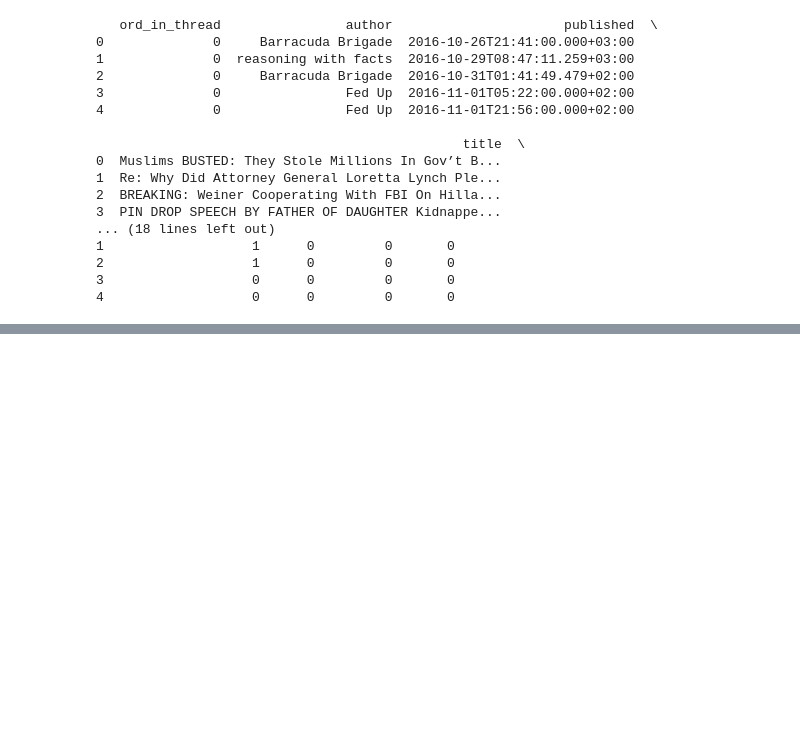
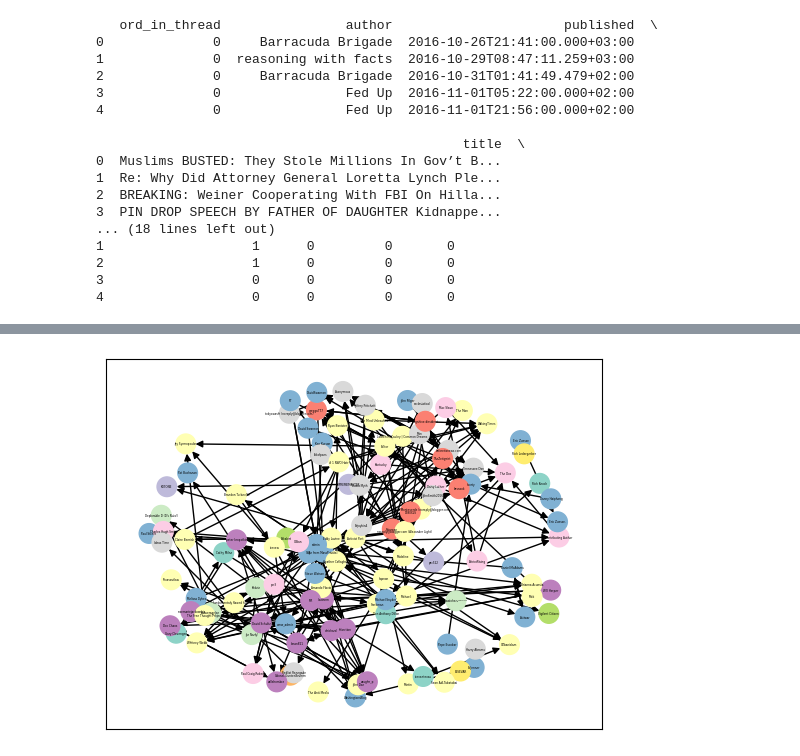
Before and after one commit to joviprata/projeto-tag, a Jupyter notebook: Projeto 1.ipynb, the cells around one changed output, grey strips where cells are left out. Saved outputs shown, nothing was run; the diff lists cells and outputs as text; code cells hidden in the pictures; blank space fills up the shorter version.

```diff
--- a/Projeto 1.ipynb
+++ b/Projeto 1.ipynb
@@ -87,0 +164,23 @@ Score do user mais influente:  0.0290108030283483
+# %%
+# Podemos também aplicar Louvain a um Subgrafo baseado na centralidade
+verticesG = G.number_of_nodes()
+centralidade = nx.betweenness_centrality(G)
+nosMaiorCentralidade = sorted(centralidade, key=centralidade.get, reverse=True)[:verticesG//5]
+subgrafoParaLouvain = G.subgraph(nosMaiorCentralidade)
+# Replicação do código de cima para plot das comunidades identificadas com Louvain no subgrafo
+part = community.best_partition(subgrafoParaLouvain.to_undirected())
+size = float(len(set(part.values())))
+pos = nx.spring_layout(subgrafoParaLouvain, seed=42, k=0.7)
+colors = [part[node] for node in subgrafoParaLouvain.nodes()]
+nx.draw_networkx(
+    subgrafoParaLouvain, pos,
+    node_color=colors,
+    with_labels=True,
+    cmap=plt.cm.Set3,
+    node_size=200,
+    font_size=2
+)
+plt.savefig("subgrafo_louvain.png", dpi=500, bbox_inches='tight')
+plt.show()
+# %% [output]
+[figure, added]
```
Also changed, not shown: parts of 17 cells of this notebook, 2 other files.
